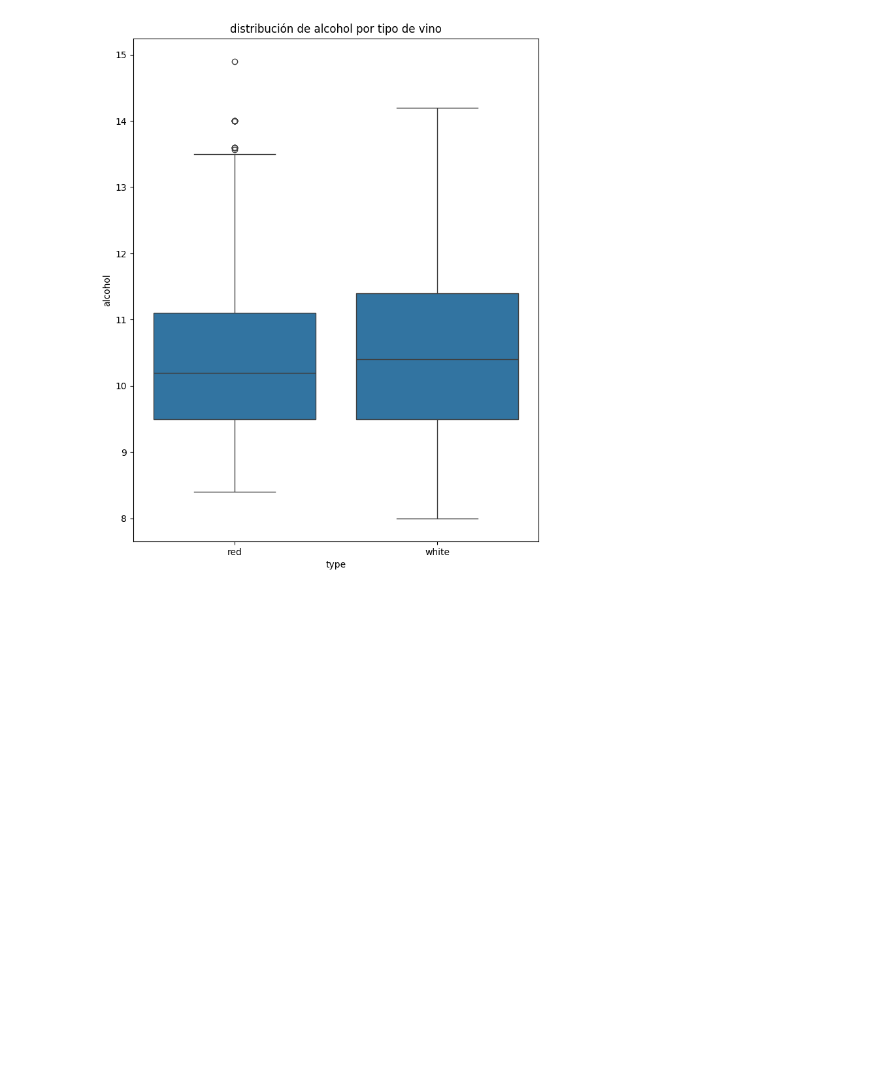
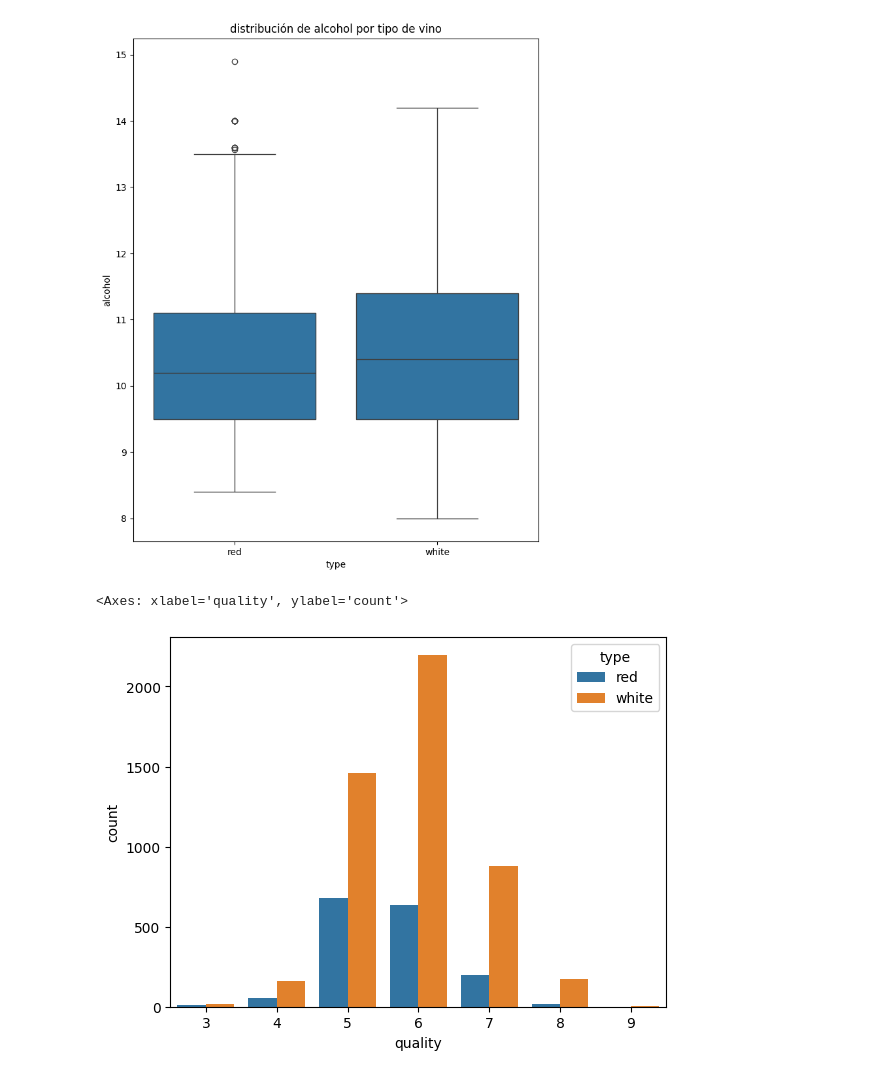
Before and after one commit to Juanjose50/labortarios-COHORTE-II, a Jupyter notebook: parcial/parcial.ipynb, the cells around one changed output. Drawn from its saved outputs; the diff is of its cells as text; code cells hidden in the pictures; blank space fills up the shorter version.

```diff
--- a/parcial/parcial.ipynb
+++ b/parcial/parcial.ipynb
@@ -111,2 +112,8 @@ plt.show()
 # %% [output]
 [figure]
+# %%
+sns.countplot(x="quality", hue="type", data=df)
+#hay mucho más vinos blancos que rojos, lo que puede influir en la distribución de calidad
+# %% [output]
+<Axes: xlabel='quality', ylabel='count'>
+[figure, added]
```
Also changed, not shown: parts of 2 cells of this notebook.
